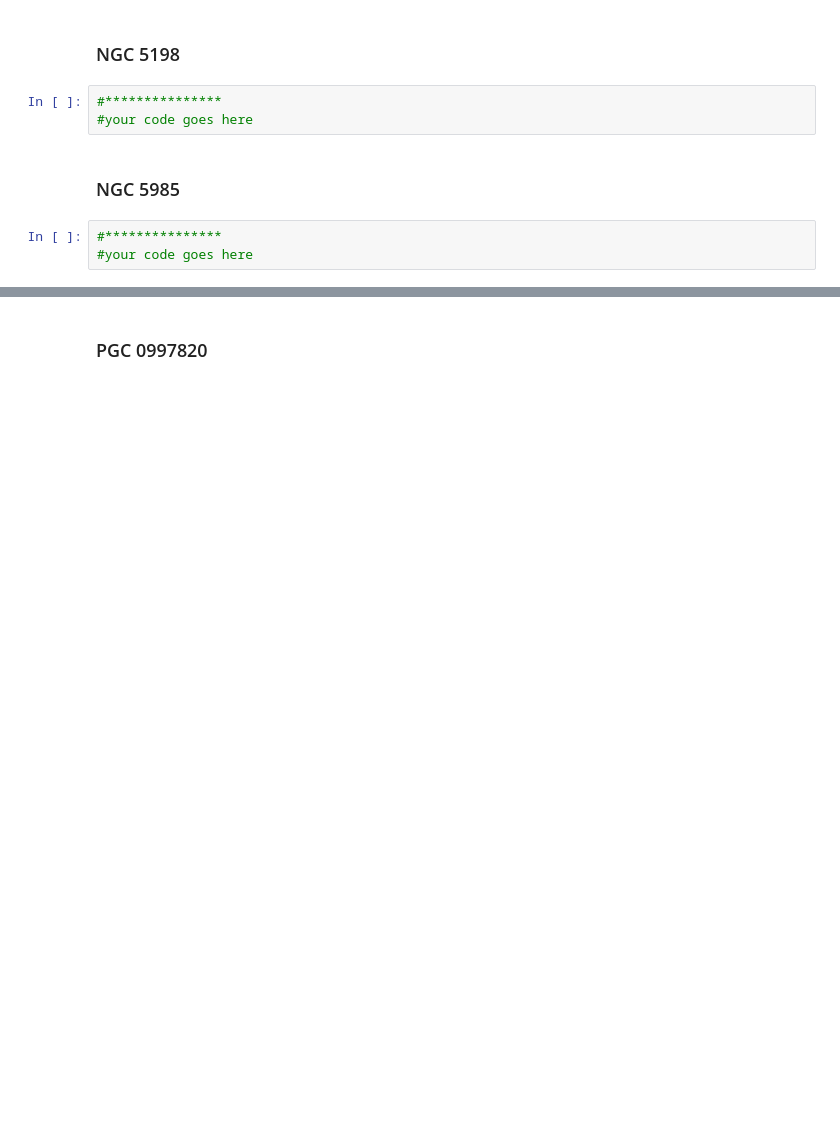
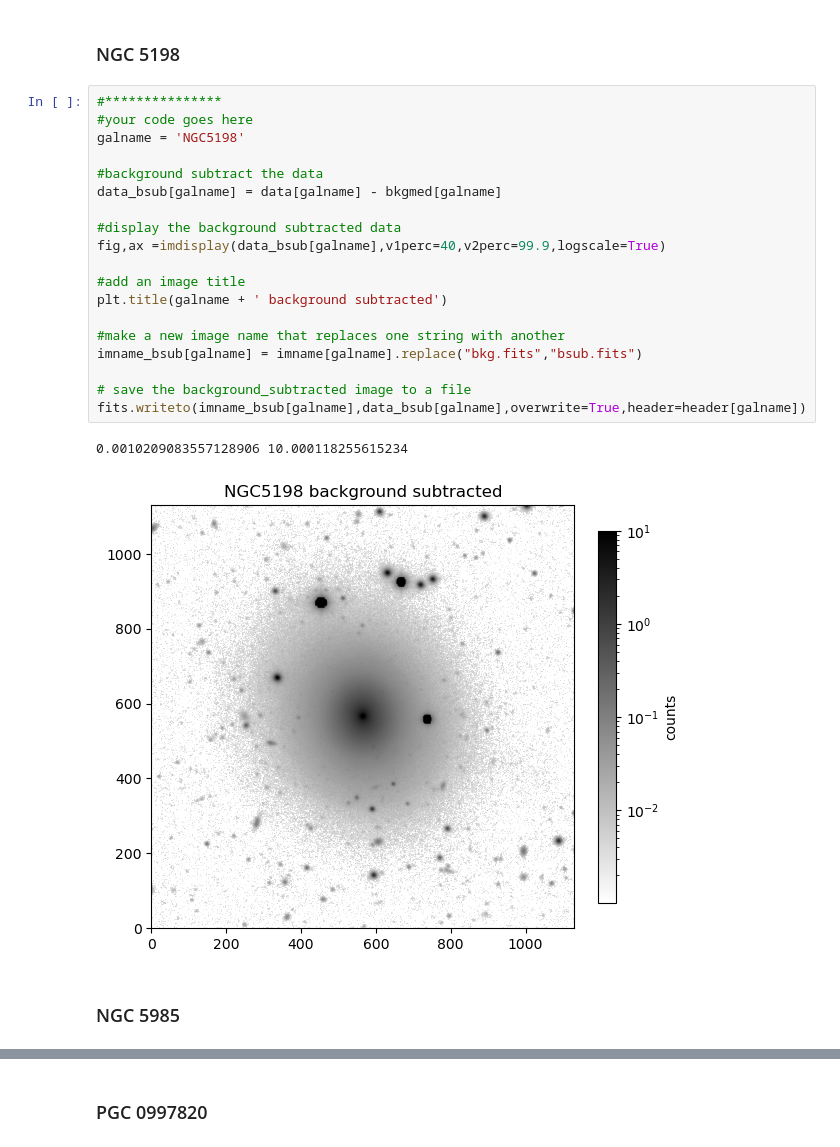
Before and after one commit to Lucc005/SurfacePhotometry_student, a Jupyter notebook: surface_photometry_student.ipynb, the cells around one changed output, grey strips where cells are left out. Cells and saved outputs as stored; diff of their text form; blank space fills up the shorter version.

```diff
--- a/surface_photometry_student.ipynb
+++ b/surface_photometry_student.ipynb
@@ -298,10 +361,26 @@ fits.writeto(imname_bsub[galname],data_bsub[galname],overwrite=True,header=heade
 # %% [markdown]
 ### NGC 5198
-# %%
-#***************
-#your code goes here
+# %%
+#***************
+#your code goes here
+galname = 'NGC5198'
+
+#background subtract the data
+data_bsub[galname] = data[galname] - bkgmed[galname]
+
+#display the background subtracted data
+fig,ax =imdisplay(data_bsub[galname],v1perc=40,v2perc=99.9,logscale=True)
+
+#add an image title
+plt.title(galname + ' background subtracted')
+
+#make a new image name that replaces one string with another
+imname_bsub[galname] = imname[galname].replace("bkg.fits","bsub.fits")
+
+# save the background_subtracted image to a file
+fits.writeto(imname_bsub[galname],data_bsub[galname],overwrite=True,header=header[galname])
+# %% [output]
+0.0010209083557128906 10.000118255615234
+[figure, added]
 # %% [markdown]
 ### NGC 5985
-# %%
-#***************
-#your code goes here
```
Also changed, not shown: parts of 14 cells of this notebook.
